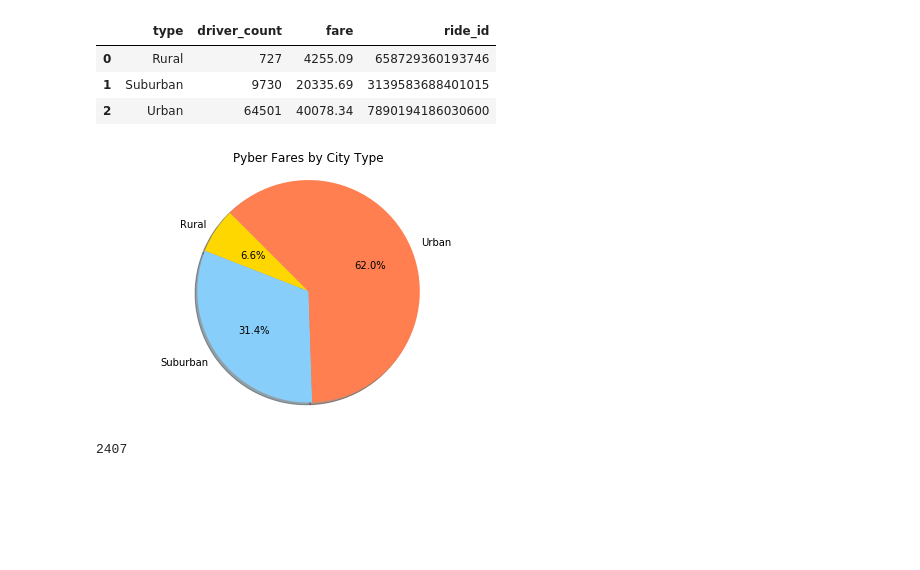
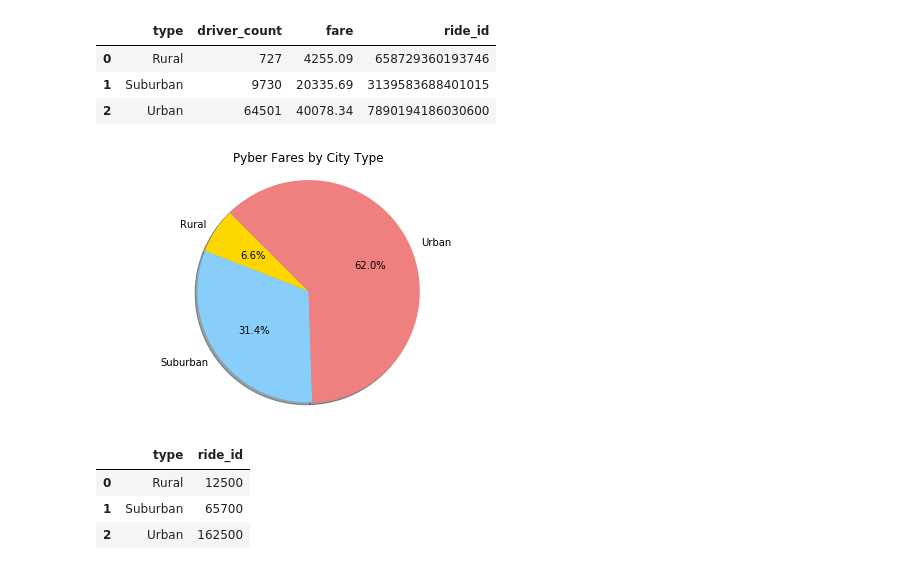
Before and after one commit to ehyoder/Matplotlib, a Jupyter notebook: Pyber_homework_Beth_Yoder_new.ipynb, the cells around one changed output. Saved outputs shown, nothing was run; the diff lists cells and outputs as text; code cells hidden in the pictures; blank space fills up the shorter version.

```diff
--- a/Pyber_homework_Beth_Yoder_new.ipynb
+++ b/Pyber_homework_Beth_Yoder_new.ipynb
@@ -62,38 +68,47 @@ city_type
 # %%
 # Pie chart #1
 plt.pie(
     # using data from groupby
     city_type['fare'],
     # with the labels being types of city
     labels=city_type['type'],
     # with shadows
     shadow=True,
     # with colors
-    colors=["Gold", "#87cefa", "#ff7f50"],
+    colors=["Gold", "#87cefa", "#f08080"],
     # with one slide exploded out
     #explode=(0, 0, 0, 0, 0.15),
     # with the start angle at 135%
     startangle=135,
     # with the percent listed as a fraction
     autopct='%1.1f%%',
     )
 
 # View the plot drop above
 plt.axis('equal')
 
 # Add a title to the chart
 plt.title("Pyber Fares by City Type")
 
 # View the plot
 plt.tight_layout()
 plt.show()
 # %% [output]
-[figure, old version]
+[figure, new version]
-# %%
-total_rides = len(merge_data['date'])
-total_rides
-# %% [output]
-2407
+# %%
+#total_rides = len(merge_data['date'])
+#total_rides
+
+total_rides = merge_data.groupby("type").count()["ride_id"]*100
+total_rides = total_rides.to_frame()
+total_rides = total_rides.reset_index(level=None, drop=False, inplace=False)
+total_rides
+#school_percent_passing_math = school_percent_passing_math.to_frame()
+# %% [output]
+|  | type | ride_id |
+| 0 | Rural | 12500 |
+| 1 | Suburban | 65700 |
+| 2 | Urban | 162500 |
 # %%
 # Pie chart 2
 # % of Total Rides by City Type
```
Also changed, not shown: parts of 7 cells of this notebook.
